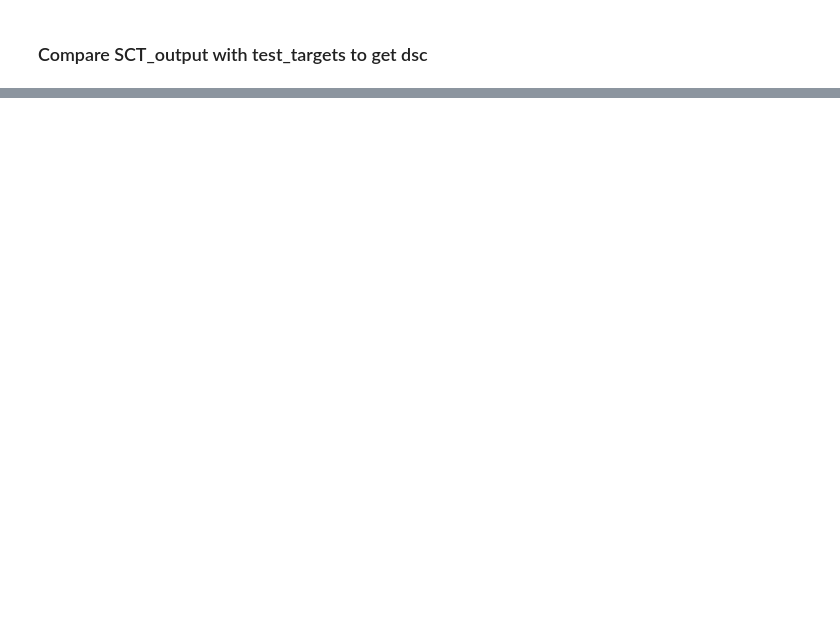
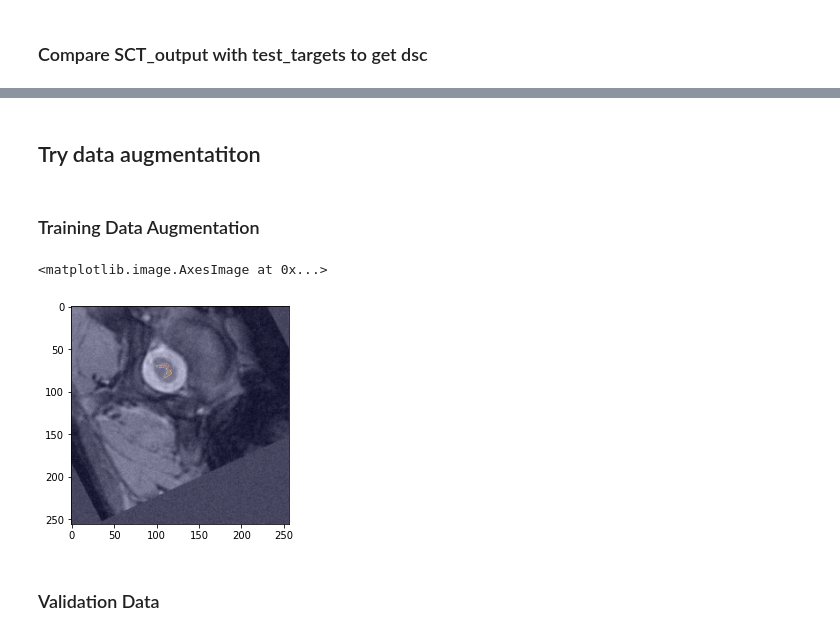
Before and after one commit to ashwinkumargb/pediatric_gmseg, a Jupyter notebook: gm_models/gm_model.ipynb, the cells around one changed output, grey strips where cells are left out. Saved outputs shown, nothing was run; the diff lists cells and outputs as text; code cells hidden in the pictures; blank space fills up the shorter version.

Commit message:
data modification

```diff
--- a/gm_models/gm_model.ipynb
+++ b/gm_models/gm_model.ipynb
@@ -93,7 +97,7 @@ sct_targets = shape_and_norm(np.load('../data/sct_targets.npy'), False)
 # %% [markdown]
 ### Try some training
 # %%
-history = Model.fit(bmodel, test_data, test_targets, batch_size=BATCH_SIZE, epochs=15, validation_data=(val_data, val_targets), validation_batch_size=BATCH_SIZE)
+history = Model.fit(bmodel, train_data, train_targets, batch_size=BATCH_SIZE, epochs=15, validation_data=(val_data, val_targets), validation_batch_size=BATCH_SIZE)
 # %% [output]
 Epoch 1/15
 49/49 [==============================] - 266s 5s/step - loss: -0.8237 - accuracy: 0.9991 - dice_coef: 0.8237 - val_loss: -0.8463 - val_accuracy: 0.9993 - val_dice_coef: 0.8469
@@ -154,3 +158,7 @@ print('{:.4f}±{:.4f}'.format(np.mean(sct_dsc_scores),np.std(sct_dsc_scores)))
 # %%
 # Save model
 bmodel.save_weights('trained_15_epoch_no_augmentation.h5')
+# %% [markdown]
+## Try data augmentatiton
+# %% [markdown]
+### Training Data Augmentation
@@ -156,0 +221,10 @@ bmodel.save_weights('trained_15_epoch_no_augmentation.h5')
+# %%
+train_data_aug = np.concatenate(train_data_aug, axis=0)
+train_targets_aug = np.concatenate(train_targets_aug, axis=0)
+# %%
+slice = random.randint(0, np.shape(train_data_aug)[0])
+plt.imshow(train_data_aug[slice].astype('double'), cmap='gray')
+plt.imshow(train_targets_aug[slice], cmap='jet', alpha=0.2)
+# %% [output]
+<matplotlib.image.AxesImage at 0x...>
+[figure, added]
@@ -156,0 +234,2 @@ bmodel.save_weights('trained_15_epoch_no_augmentation.h5')
+# %% [markdown]
+### Validation Data
```
Also changed, not shown: parts of 15 cells of this notebook, 2 other files.
